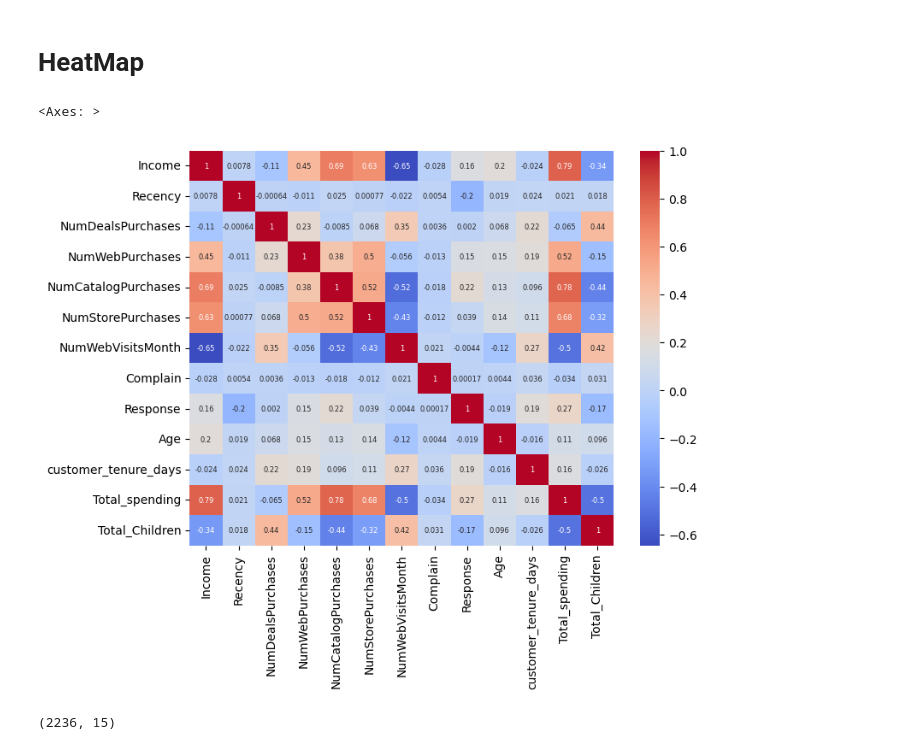
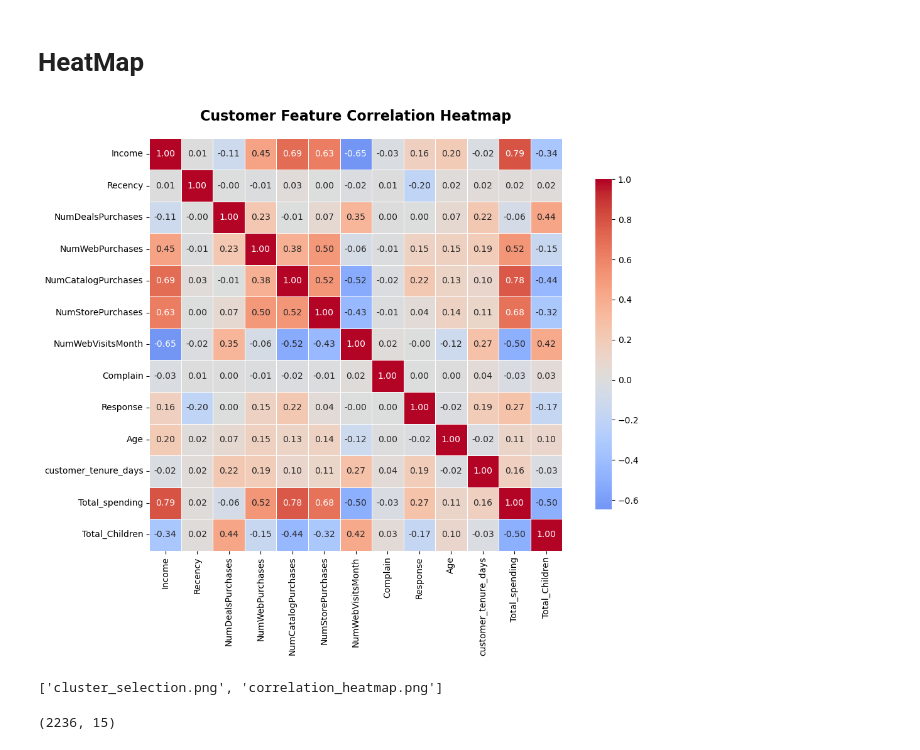
Before and after one commit to sumitjhadev/SmartCart-Customer-Segmentation, a Jupyter notebook: SmartCart_Customer_Segmentation_Analysis.ipynb, the cells around one changed output. Cells and saved outputs as stored; diff of their text form; code cells hidden in the pictures.

Commit message:
Add analysis visualizations for project documentation

```diff
--- a/SmartCart_Customer_Segmentation_Analysis.ipynb
+++ b/SmartCart_Customer_Segmentation_Analysis.ipynb
@@ -261,17 +261,44 @@ data size without outliers: 2236
 # %%
 corr = df_cleaned.corr(numeric_only="True")
 # %%
-plt.figure(figsize=(8,6))
+# Customer Feature Correlation Analysis
+
+plt.figure(figsize=(12, 9))
 
 sns.heatmap(
     corr,
     annot=True,
-    annot_kws={"size":6},
-    cmap="coolwarm"
+    fmt=".2f",
+    cmap="coolwarm",
+    center=0,
+    linewidths=0.5,
+    square=True,
+    cbar_kws={"shrink": 0.8}
 )
+
+plt.title(
+    "Customer Feature Correlation Heatmap",
+    fontsize=16,
+    fontweight="bold",
+    pad=20
+)
+
+plt.tight_layout()
+
+# Save high-quality image for GitHub README
+plt.savefig(
+    "figures/correlation_heatmap.png",
+    dpi=300,
+    bbox_inches="tight"
+)
+
+plt.show()
 # %% [output]
-<Axes: >
-[figure, old version]
+[figure, new version]
+# %%
+print(os.listdir("figures"))
+# %% [output]
+['cluster_selection.png', 'correlation_heatmap.png']
 # %%
 df_cleaned.shape
 # %% [output]
```
Also changed, not shown: parts of 7 cells of this notebook, 2 other files.
